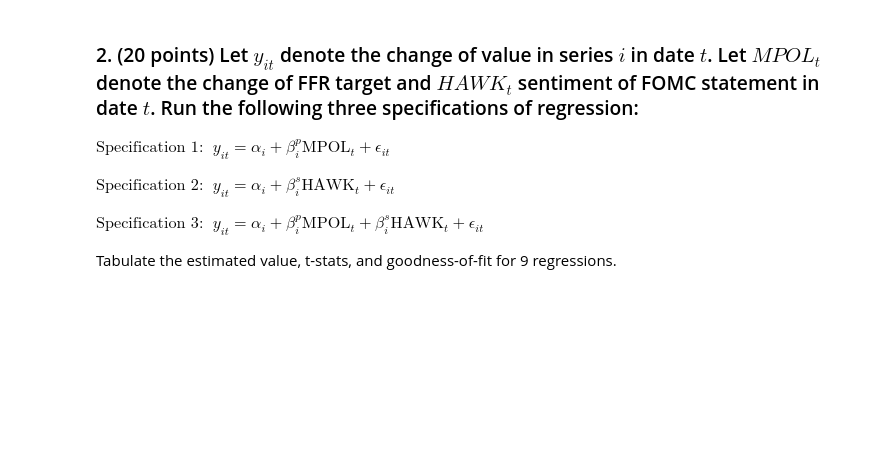
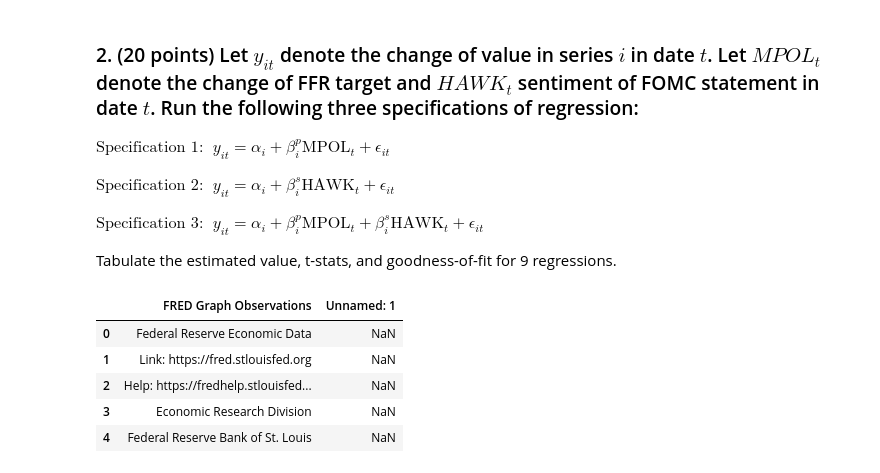
Before and after one commit to AntonioPineda29/Topics_Economics, a Jupyter notebook: 02_FOMC_statements_v4.ipynb, the cells around one changed output. Cells and saved outputs as stored; diff of their text form; code cells hidden in the pictures; blank space fills up the shorter version.

```diff
--- a/02_FOMC_statements_v4.ipynb
+++ b/02_FOMC_statements_v4.ipynb
@@ -683,9 +683,18 @@ def regression_results(dataframe_, y_var, X_vars, intercept_ = True):
 
     return results_dict
 # %%
-# dgs1mo_returns_df = pd.read_excel('Data/DGS1MO.xlsx')
-# dgs10_returns_df = pd.read_excel('Data/DGS10.xlsx')
-# effr_returns_df = pd.read_excel('Data/EFFR.xlsx')
+dgs1mo_returns_df = pd.read_excel('Data/DGS1MO.xlsx')
+dgs10_returns_df = pd.read_excel('Data/DGS10.xlsx')
+effr_returns_df = pd.read_excel('Data/EFFR.xlsx')
+# %%
+dgs1mo_returns_df.head()
+# %% [output]
+|  | FRED Graph Observations | Unnamed: 1 |
+| 0 | Federal Reserve Economic Data | NaN |
+| 1 | Link: https://fred.stlouisfed.org | NaN |
+| 2 | Help: https://fredhelp.stlouisfed... | NaN |
+| 3 | Economic Research Division | NaN |
+| 4 | Federal Reserve Bank of St. Louis | NaN |
 # %%
 # data_df = test
 # list_of_X_vars = [['MOPL'], ['HAWK'], ['MOPL','HAWK']]
```
